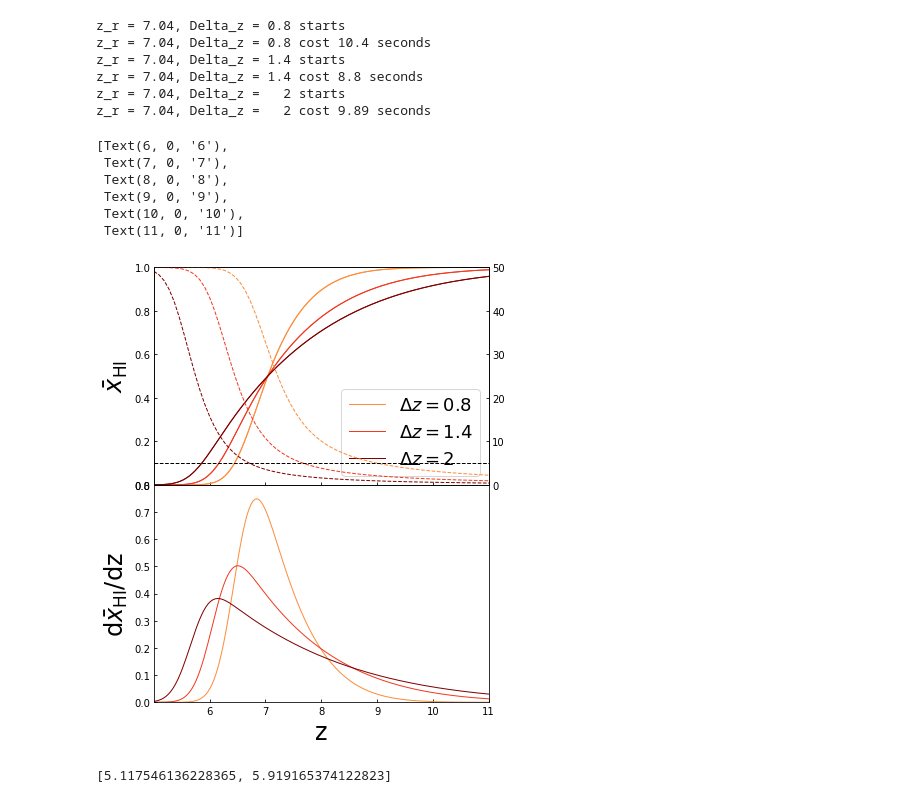
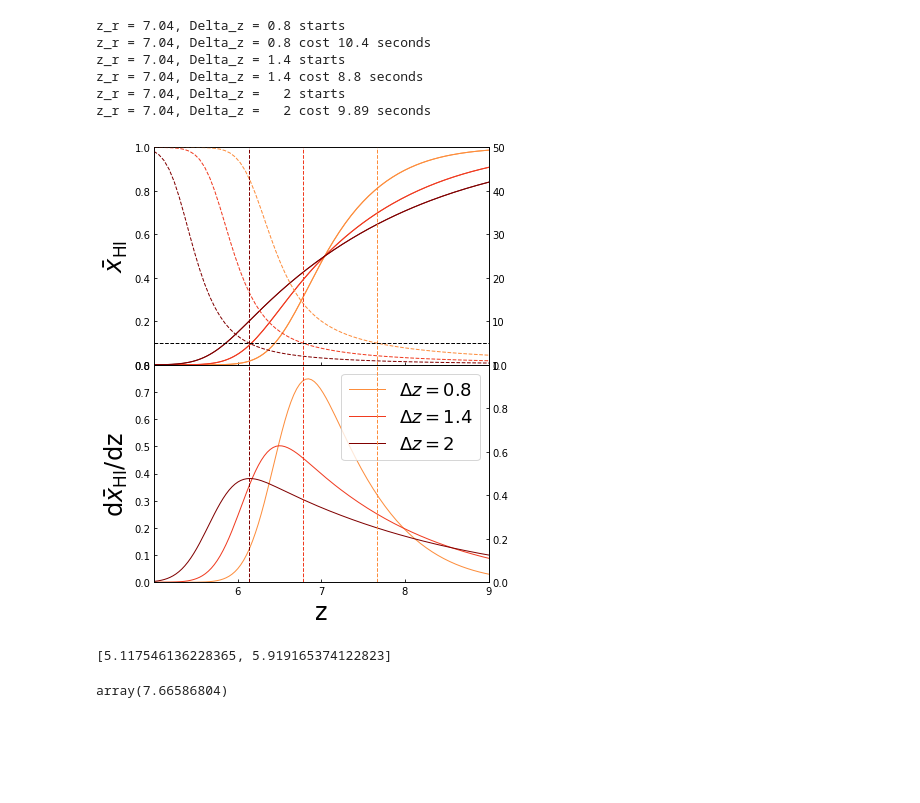
Before and after one commit to LiuZhaoning/antisym_observability, a Jupyter notebook: Paper3_duration_redshift_constraint.ipynb, the cells around one changed output. Cells and saved outputs as stored; diff of their text form; code cells hidden in the pictures; blank space fills up the shorter version.

```diff
--- a/Paper3_duration_redshift_constraint.ipynb
+++ b/Paper3_duration_redshift_constraint.ipynb
@@ -453,44 +453,54 @@ z_r = 7.04, Delta_z = 1.4 cost 8.8 seconds
 z_r = 7.04, Delta_z =   2 starts
 z_r = 7.04, Delta_z =   2 cost 9.89 seconds
 # %%
+z_R_func = [interp1d(R_array[i], z_R_array, kind = 'cubic') for i in range(3)]
+
 fig, axs = plt.subplots(2, 1, figsize=(6, 8))
 fig.subplots_adjust(wspace=0, hspace = 0)
 FONTSIZE = 24
 color_list = ['#fd8d3c', '#f03b20', '#800000']; stylelist = ['-', '--', '-.']
 axs[0].tick_params(direction='in',length=3)
 
 ax0 = axs[0].twinx()
 for i in range(3): # 3 models in each group
     axs[0].plot(z_history_array[i][0], xH_history_array[i][0], color = color_list[i], lw=1, ls = stylelist[0], label=r'$\Delta z = %3.3g$'%Delta_z_array[i])
     axs[0].plot(z_history_array[i][0], xH_history_array[i][0], color = color_list[i], lw=1, ls = stylelist[0])
     ax0.plot(z_R_array, R_array[i], color = color_list[i], lw=1, ls = stylelist[1])
-axs[0].legend(fontsize=18, loc = 4)
+    ax0.axvline(x = z_R_func[i](5), lw = 1, ls = '--', color = color_list[i])
+#axs[0].legend(fontsize=18, loc = 4)
 axs[0].set_ylabel(r'$\bar{x}_{\mathrm{HI}}$',fontsize=FONTSIZE)
 axs[0].set_ylim(0,1)
 axs[0].set_xlim(5,9)
-axs[0].set_xticks([6,7,8,9,10,11])
+axs[0].set_xticks([6,7,8,9])
 axs[0].set_xticklabels([])
 ax0.set_ylim(0,50)
+ax0.set_xlim(5,9)
+ax0.set_xticks([6,7,8,9])
+ax0.set_xticklabels([])
 ax0.axhline(y=5, color = 'black', lw = 1, ls = '--')
 
+ax1 = axs[1].twinx()
 for i in range(3): # 3 models in each group
-    axs[1].plot(z_dxHdz_history[i][0], dxHdz_history[i][0], color = color_list[i], lw=1, ls = stylelist[0])
-#axs[1].legend(fontsize=18, loc = 1)
+    axs[1].plot(z_dxHdz_history[i][0], dxHdz_history[i][0], color = color_list[i], lw=1, ls = stylelist[0], label=r'$\Delta z = %3.3g$'%Delta_z_array[i])
+    ax1.axvline(x = z_R_func[i](5), lw = 1, ls = '--', color = color_list[i])
+axs[1].legend(fontsize=18, loc = 1)
 axs[1].set_ylim(0.0,0.8); axs[1].set_xlim(5,9)
 axs[1].set_ylabel(r'd$\bar{x}_{\mathrm{HI}}$/dz',fontsize=FONTSIZE)
 axs[1].set_xlabel('z',fontsize=FONTSIZE)
 axs[1].tick_params(direction='in',length=3)
-axs[1].set_xticks([6,7,8,9,10,11])
-axs[1].set_xticklabels(['6','7','8','9','10','11'])
+axs[1].set_xticks([6,7,8,9])
+axs[1].set_xticklabels(['6','7','8','9'])
+#axs[1].set_xlim(5,9)
+
+plt.savefig('../figures/history_BubbleSize_230412.png', bbox_inches = 'tight', dpi=400)
+plt.show()
 # %% [output]
-[Text(6, 0, '6'),
- Text(7, 0, '7'),
- Text(8, 0, '8'),
- Text(9, 0, '9'),
- Text(10, 0, '10'),
- Text(11, 0, '11')]
-[figure, old version]
+[figure, new version]
 # %%
 antisym_func.cal_z1_z2(5.5,384,0)
 # %% [output]
 [5.117546136228365, 5.919165374122823]
+# %%
+z_R_func[0](5)
+# %% [output]
+array(7.66586804)
```
Also changed, not shown: 7 other files.
